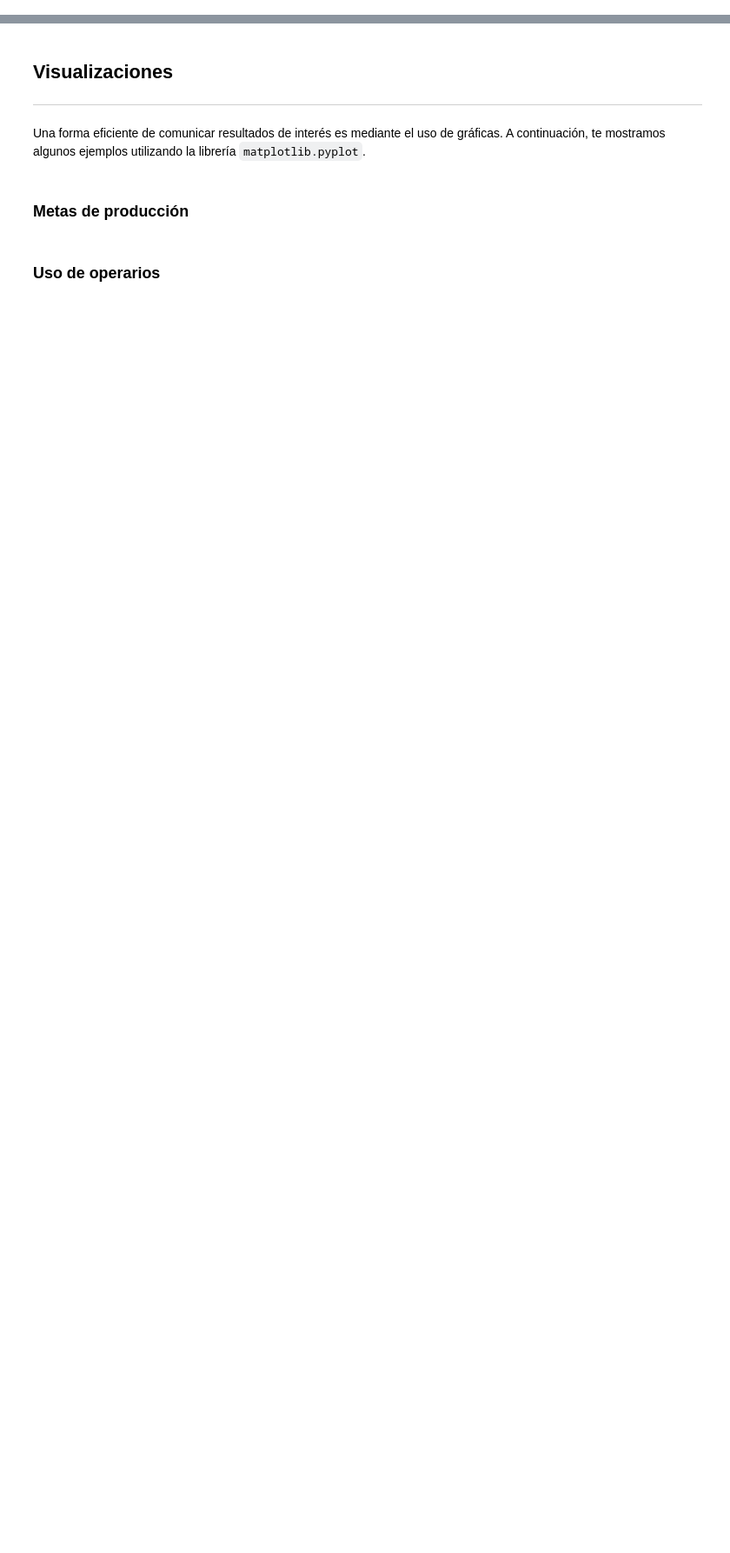
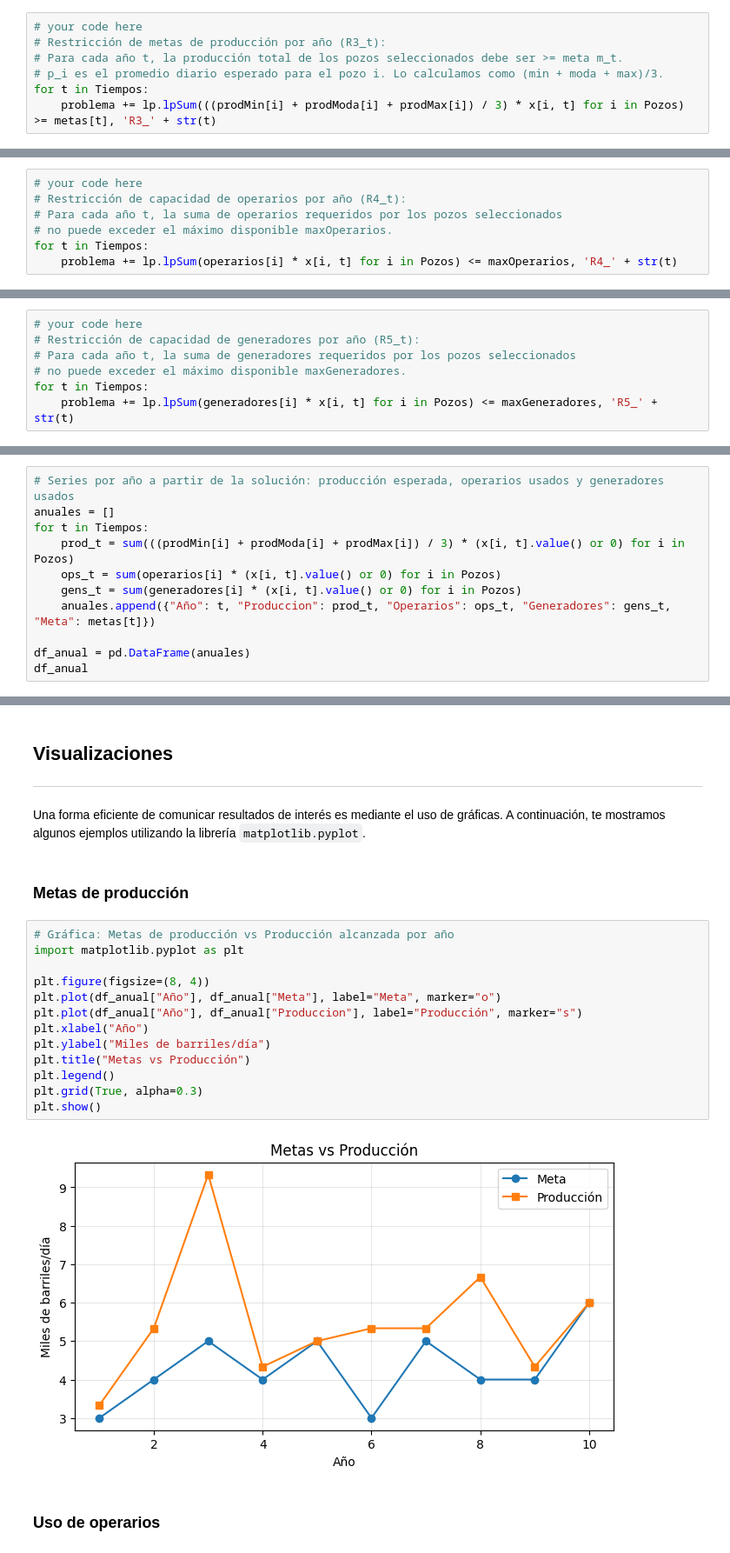
Before and after one commit to PhoenixDwarf/Talleres-modelado_computacional, a Jupyter notebook: Semana 2/Caso3.ipynb, the cells around one changed output, grey strips where cells are left out. Shown at 87% size. Saved outputs shown, nothing was run; the diff lists cells and outputs as text; blank space fills up the shorter version.

```diff
--- a/Semana 2/Caso3.ipynb
+++ b/Semana 2/Caso3.ipynb
@@ -552,3 +554,10 @@ TypeError: 'int' object is not subscriptable
+# %%
+# your code here
+# Restricción de metas de producción por año (R3_t):
+# Para cada año t, la producción total de los pozos seleccionados debe ser >= meta m_t.
+# p_i es el promedio diario esperado para el pozo i. Lo calculamos como (min + moda + max)/3.
+for t in Tiempos:
+    problema += lp.lpSum(((prodMin[i] + prodModa[i] + prodMax[i]) / 3) * x[i, t] for i in Pozos) >= metas[t], 'R3_' + str(t)
 # %%
 # Esta celda esta reservada para uso del equipo docente
 # %% [markdown]
@@ -561,3 +568,10 @@ TypeError: 'int' object is not subscriptable
+# %%
+# your code here
+# Restricción de capacidad de operarios por año (R4_t):
+# Para cada año t, la suma de operarios requeridos por los pozos seleccionados
+# no puede exceder el máximo disponible maxOperarios.
+for t in Tiempos:
+    problema += lp.lpSum(operarios[i] * x[i, t] for i in Pozos) <= maxOperarios, 'R4_' + str(t)
 # %%
 # Esta celda esta reservada para uso del equipo docente
 # %% [markdown]
@@ -570,3 +582,10 @@ TypeError: 'int' object is not subscriptable
+# %%
+# your code here
+# Restricción de capacidad de generadores por año (R5_t):
+# Para cada año t, la suma de generadores requeridos por los pozos seleccionados
+# no puede exceder el máximo disponible maxGeneradores.
+for t in Tiempos:
+    problema += lp.lpSum(generadores[i] * x[i, t] for i in Pozos) <= maxGeneradores, 'R5_' + str(t)
 # %%
 # Esta celda esta reservada para uso del equipo docente
 # %% [markdown]
@@ -636,2 +716,13 @@ En ocasiones, además del valor de la función objetivo, nos interesa conocer ot
 # %% [markdown]
 También nos puede interesar la producción, operarios y generadores utilizados en cada año, simplemente usamos la expresión que calcula cada uno de los indicadores y los reemplazamos los valores de `lp.value(x[i,t])` dentro de la expresión.
+# %%
+# Series por año a partir de la solución: producción esperada, operarios usados y generadores usados
+anuales = []
+for t in Tiempos:
+    prod_t = sum(((prodMin[i] + prodModa[i] + prodMax[i]) / 3) * (x[i, t].value() or 0) for i in Pozos)
+    ops_t = sum(operarios[i] * (x[i, t].value() or 0) for i in Pozos)
+    gens_t = sum(generadores[i] * (x[i, t].value() or 0) for i in Pozos)
+    anuales.append({"Año": t, "Produccion": prod_t, "Operarios": ops_t, "Generadores": gens_t, "Meta": metas[t]})
+
+df_anual = pd.DataFrame(anuales)
+df_anual
@@ -642,5 +745,20 @@ También nos puede interesar la producción, operarios y generadores utilizados
 Una forma eficiente de comunicar resultados de interés es mediante el uso de gráficas. A continuación, te mostramos algunos ejemplos utilizando la librería `matplotlib.pyplot`.
 # %% [markdown]
 ### Metas de producción
+# %%
+# Gráfica: Metas de producción vs Producción alcanzada por año
+import matplotlib.pyplot as plt
+
+plt.figure(figsize=(8, 4))
+plt.plot(df_anual["Año"], df_anual["Meta"], label="Meta", marker="o")
+plt.plot(df_anual["Año"], df_anual["Produccion"], label="Producción", marker="s")
+plt.xlabel("Año")
+plt.ylabel("Miles de barriles/día")
+plt.title("Metas vs Producción")
+plt.legend()
+plt.grid(True, alpha=0.3)
+plt.show()
+# %% [output]
+[figure, added]
 # %% [markdown]
 ### Uso de operarios
```
Also changed, not shown: parts of 20 cells of this notebook.
